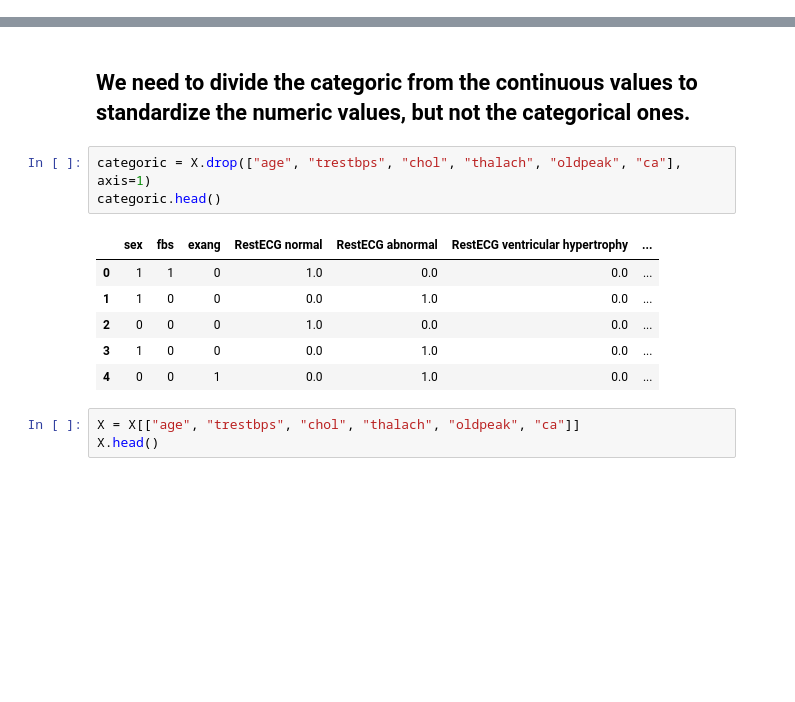
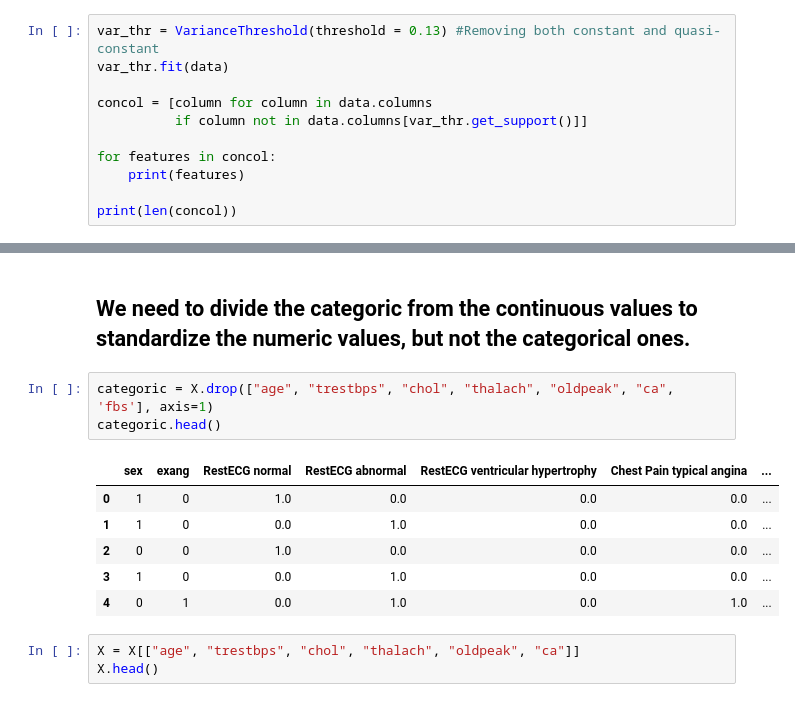
Before and after one commit to JOmarCuenca/Proyecto-Integrador-Cabrera, a Jupyter notebook: final_project/heart_attack_prediction-KNN.ipynb, the cells around one changed output, grey strips where cells are left out. Saved outputs shown, nothing was run; the diff lists cells and outputs as text; blank space fills up the shorter version.

```diff
--- a/final_project/heart_attack_prediction-KNN.ipynb
+++ b/final_project/heart_attack_prediction-KNN.ipynb
@@ -55,0 +60,11 @@ memory usage: 33.3 KB
+# %%
+var_thr = VarianceThreshold(threshold = 0.13) #Removing both constant and quasi-constant
+var_thr.fit(data)
+
+concol = [column for column in data.columns
+          if column not in data.columns[var_thr.get_support()]]
+
+for features in concol:
+    print(features)
+
+print(len(concol))
@@ -428,15 +457,15 @@ dtype: int64
 # %% [markdown]
 ## We need to divide the categoric from the continuous values to standardize the numeric values, but not the categorical ones.
 # %%
-categoric = X.drop(["age", "trestbps", "chol", "thalach", "oldpeak", "ca"], axis=1)
+categoric = X.drop(["age", "trestbps", "chol", "thalach", "oldpeak", "ca", 'fbs'], axis=1)
 categoric.head()
 # %% [output]
-|  | sex | fbs | exang | RestECG normal | RestECG abnormal | RestECG ventricular hypertrophy | ... |
-| 0 | 1 | 1 | 0 | 1.0 | 0.0 | 0.0 | ... |
-| 1 | 1 | 0 | 0 | 0.0 | 1.0 | 0.0 | ... |
-| 2 | 0 | 0 | 0 | 1.0 | 0.0 | 0.0 | ... |
-| 3 | 1 | 0 | 0 | 0.0 | 1.0 | 0.0 | ... |
-| 4 | 0 | 0 | 1 | 0.0 | 1.0 | 0.0 | ... |
+|  | sex | exang | RestECG normal | RestECG abnormal | RestECG ventricular hypertrophy | Chest Pain typical angina | ... |
+| 0 | 1 | 0 | 1.0 | 0.0 | 0.0 | 0.0 | ... |
+| 1 | 1 | 0 | 0.0 | 1.0 | 0.0 | 0.0 | ... |
+| 2 | 0 | 0 | 1.0 | 0.0 | 0.0 | 0.0 | ... |
+| 3 | 1 | 0 | 0.0 | 1.0 | 0.0 | 0.0 | ... |
+| 4 | 0 | 1 | 0.0 | 1.0 | 0.0 | 1.0 | ... |
 # %%
 X = X[["age", "trestbps", "chol", "thalach", "oldpeak", "ca"]]
 X.head()
```
Also changed, not shown: parts of 20 cells of this notebook.
